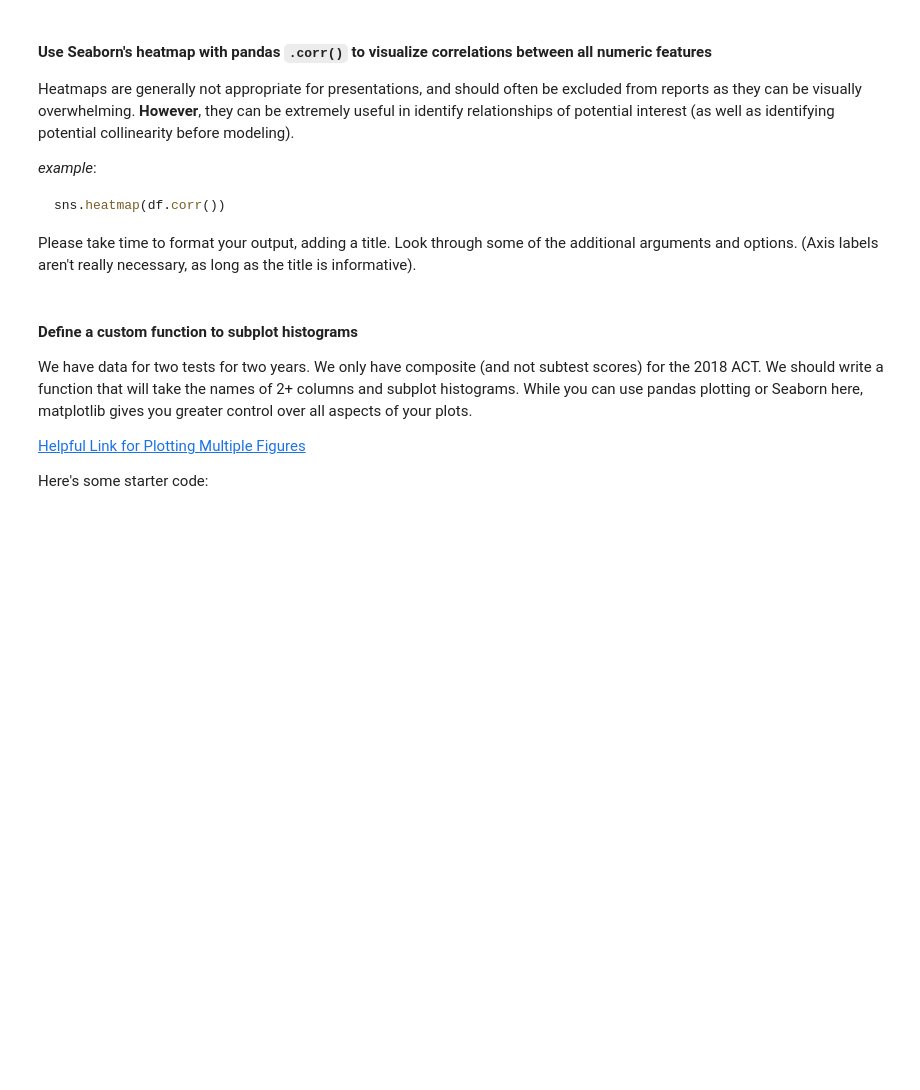
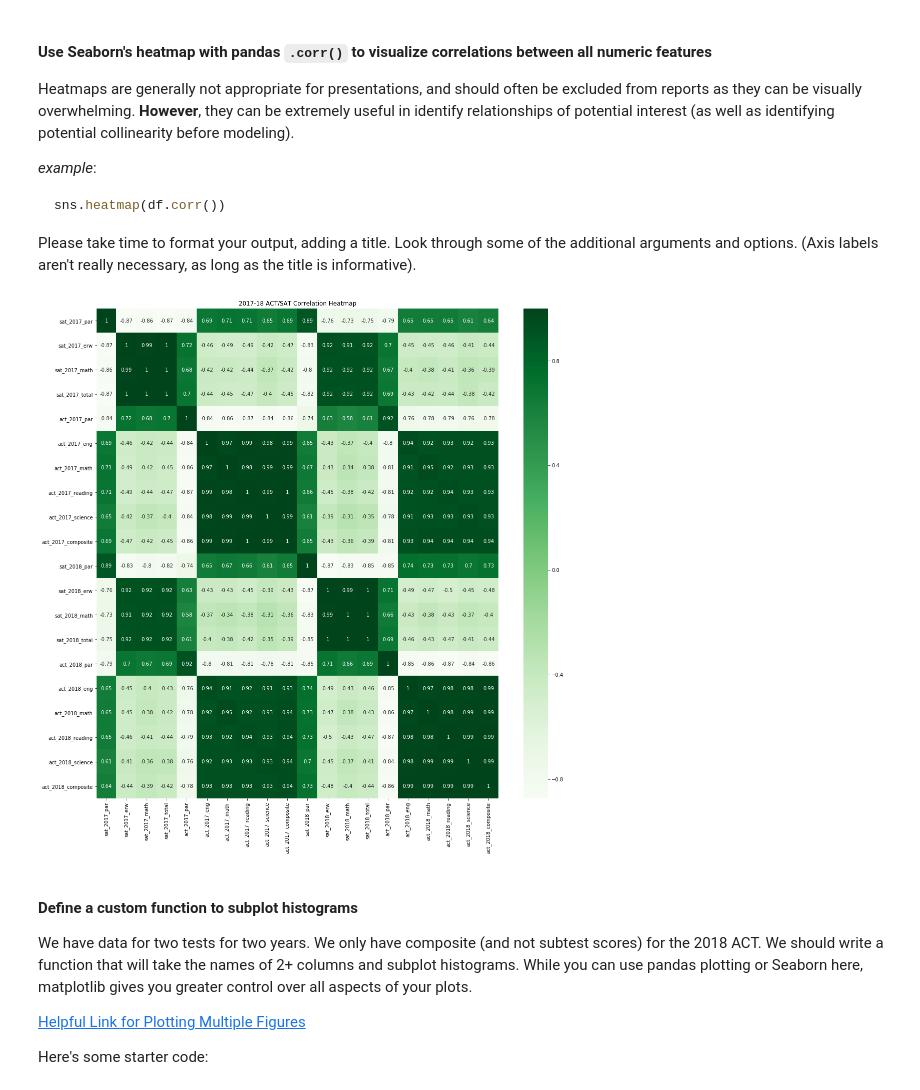
Before and after one commit to FionnaBao/Fionna, a Jupyter notebook: Project1234/project_1/code/starter-code.ipynb, the cells around one changed output. Saved outputs shown, nothing was run; the diff lists cells and outputs as text; code cells hidden in the pictures; blank space fills up the shorter version.

````diff
--- a/Project1234/project_1/code/starter-code.ipynb
+++ b/Project1234/project_1/code/starter-code.ipynb
@@ -295,0 +418,3 @@ sat_2018.head()
+# %%
+act_2018 = act_2018[['state','act_2018_par','act_2018_eng','act_2018_math',
+                     'act_2018_reading','act_2018_science','act_2018_composite']]
@@ -295,0 +448,2 @@ sat_2018.head()
+# %%
+combined_2018 = pd.merge(sat_2018,act_2018,on='state')
@@ -300,3 +456,5 @@ Joining on state names should work, assuming you formatted all your state names
 Save the contents of this merged dataframe as `final.csv`.
 
 **Use this combined dataframe for the remainder of the project**.
+# %%
+final = pd.merge(combined_2017,combined_2018,on='state')
@@ -353,0 +579,2 @@ Based on what you've just observed, have you identified any states that you're e
+# %%
+final.set_index(keys = 'state', inplace = True)
@@ -376,3 +735,9 @@ sns.heatmap(df.corr())
 ```
 
 Please take time to format your output, adding a title. Look through some of the additional arguments and options. (Axis labels aren't really necessary, as long as the title is informative).
+# %%
+plt.figure(figsize = (18,18))
+plt.title('2017-18 ACT/SAT Correlation Heatmap')
+sns.heatmap(final.corr(),annot=True, cmap='Greens');
+# %% [output]
+[figure, added]
````
Also changed, not shown: parts of 145 cells of this notebook.
